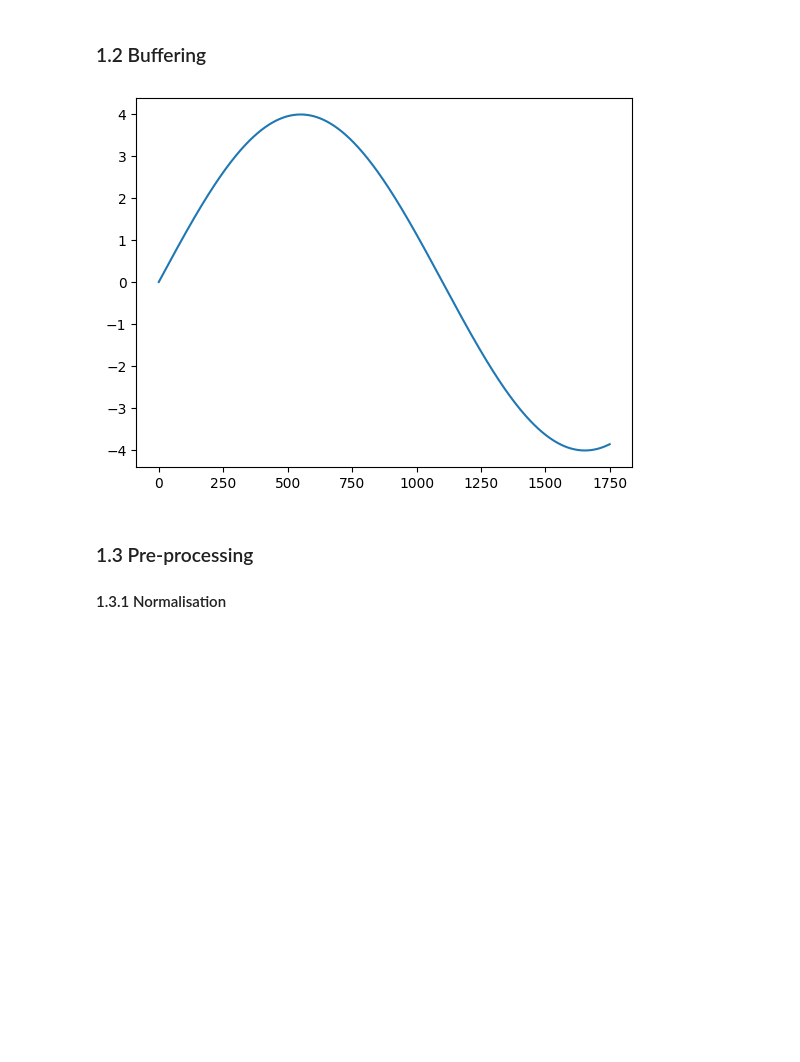
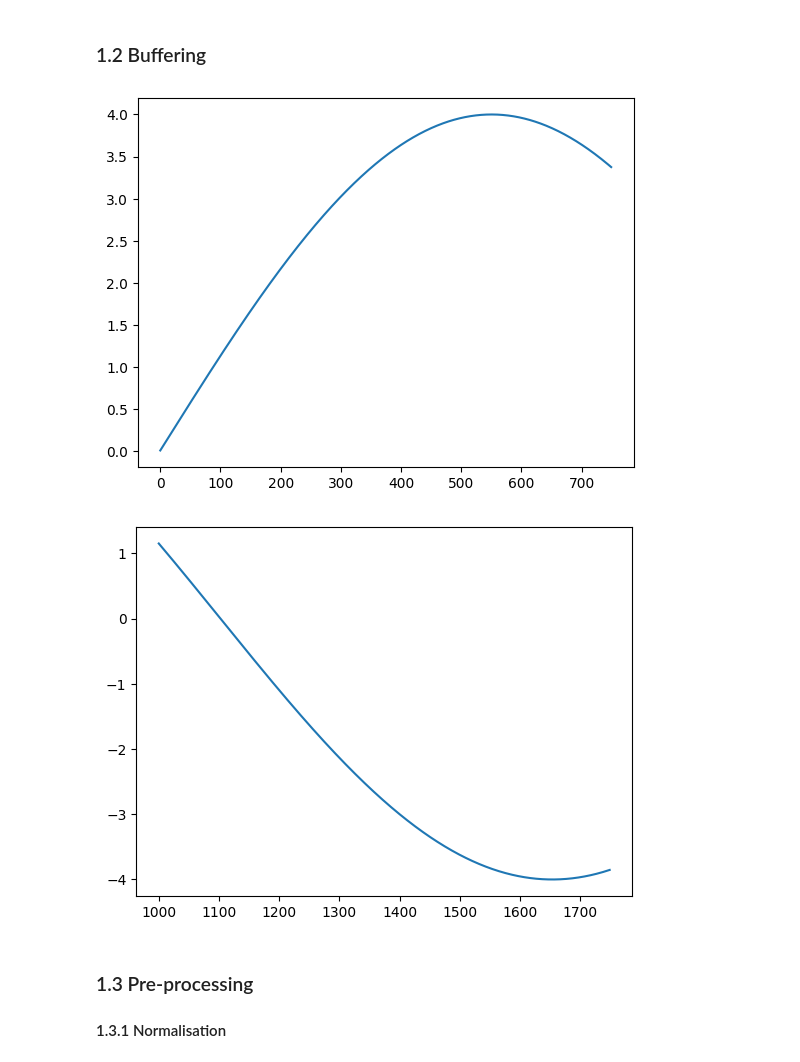
Before and after one commit to ThomasBernard28/spProject, a Jupyter notebook: SP - Project2022.ipynb, the cells around one changed output. Drawn from its saved outputs; the diff is of its cells as text; code cells hidden in the pictures; blank space fills up the shorter version.

```diff
--- a/SP - Project2022.ipynb
+++ b/SP - Project2022.ipynb
@@ -51,26 +51,31 @@ plt.show()
 # %%
 from collections import deque
 
 def create_ringbuffer(maxlen):
 
     out = deque(maxlen=maxlen)
 
     return out
 
 # call and test your function here #
-stride = 1000
-maxlen = 1750
+stride = 750
+maxlen = 750
 
 ringbuffer = create_ringbuffer(maxlen)
 
 # reading your signal as a stream:
 for i, sample in enumerate(create_sine_wave(20, 8/2, 44100, 8000)):
     ringbuffer.append(sample)
     if i == maxlen:
-        plt.plot(np.arange(maxlen), ringbuffer)
+        plt.plot(ringbuffer)
         plt.show()
+
+    if i == 1749:
+        plt.plot(np.arange(stride) + 1000 ,ringbuffer)
+        plt.show()
 # %% [output]
-[figure, old version]
+[figure, new version]
+[figure, added]
 # %% [markdown]
 ### 1.3 Pre-processing
 #### 1.3.1 Normalisation
```
